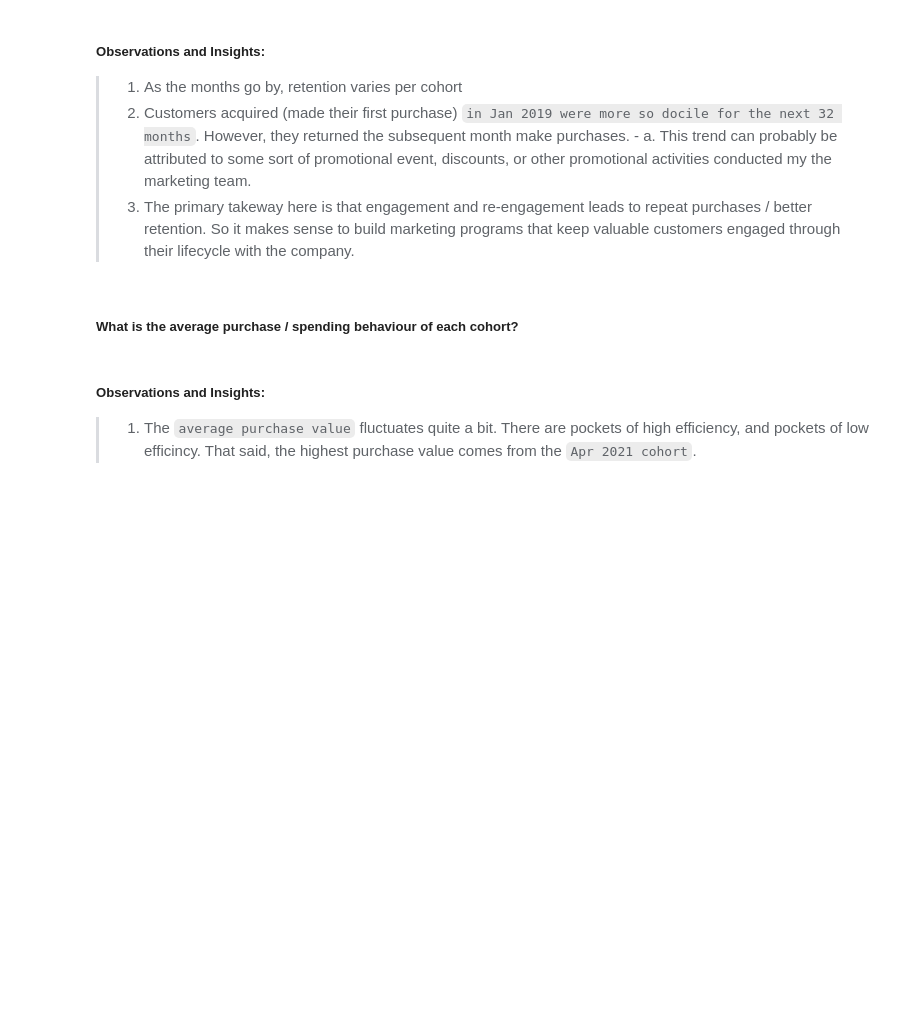
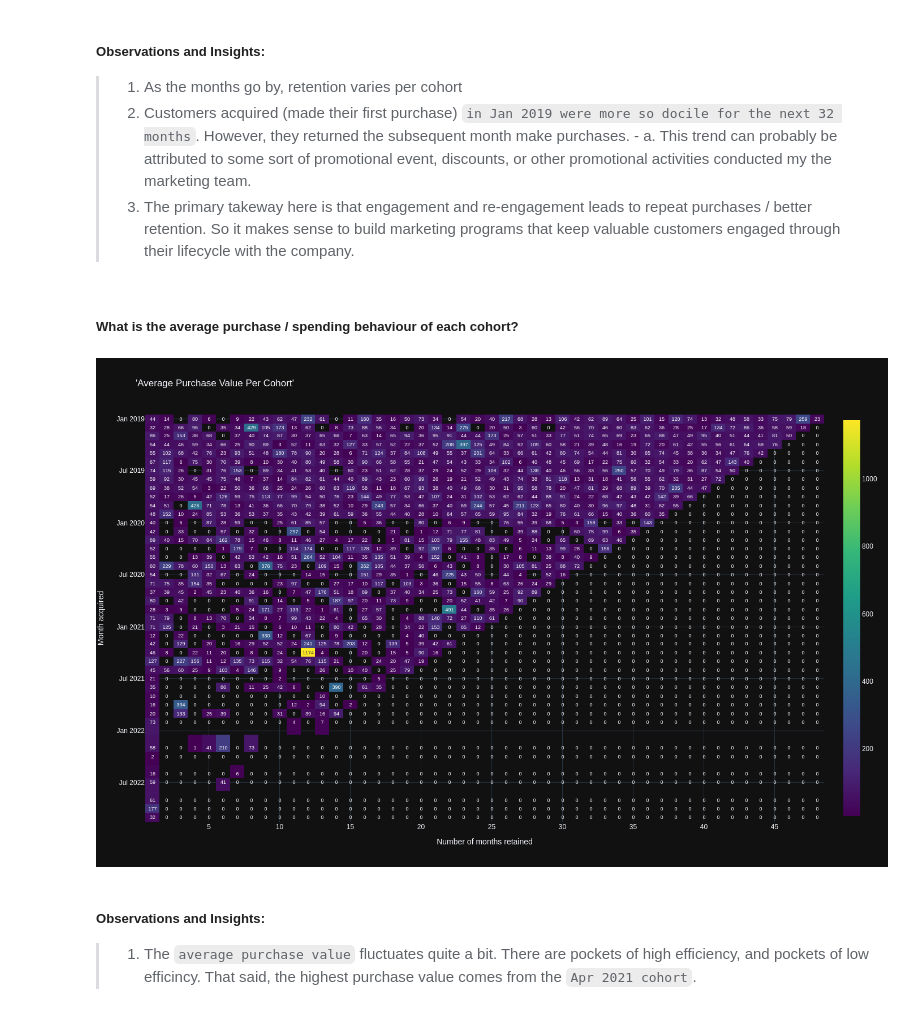
Before and after one commit to DataAnalyticSscience/MarketingAnalytics, a Jupyter notebook: Customer_Lifetime_Value_RFM_Analysis.ipynb, the cells around one changed output. Cells and saved outputs as stored; diff of their text form; code cells hidden in the pictures; blank space fills up the shorter version.

```diff
--- a/Customer_Lifetime_Value_RFM_Analysis.ipynb
+++ b/Customer_Lifetime_Value_RFM_Analysis.ipynb
@@ -626,7 +630,9 @@ Avg_Price = Apv.pivot(index='CohortMonth', columns='MonthsRetained', values='Avg
 Avg_Price.index = Avg_Price.index.date
 # %%
 fig = px.imshow(Avg_Price, labels=dict(x="Number of months retained", y="Month acquired"), text_auto='.0f', aspect="auto", color_continuous_scale="Viridis",
-                title="'Average Purchase Value Per Cohort'", template="plotly_dark").update_layout(width=1400, height=900).update_xaxes(side="bottom").show()
+                title="'Average Purchase Value Per Cohort'", template="plotly_dark").update_layout(width=1400, height=900).update_xaxes(side="bottom").show("png")
+# %% [output]
+[figure, added]
 # %% [markdown]
 ##### **Observations and Insights:**
 
```
Also changed, not shown: parts of 17 cells of this notebook.
